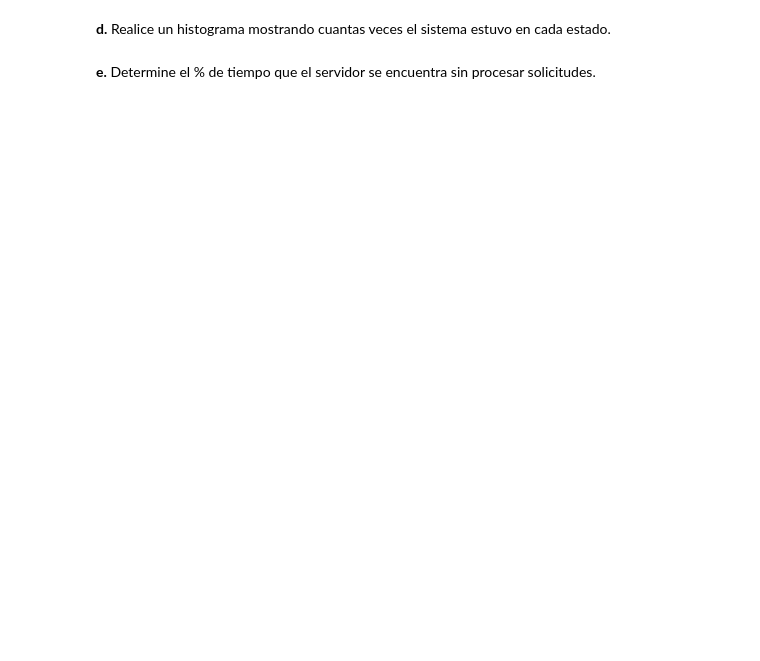
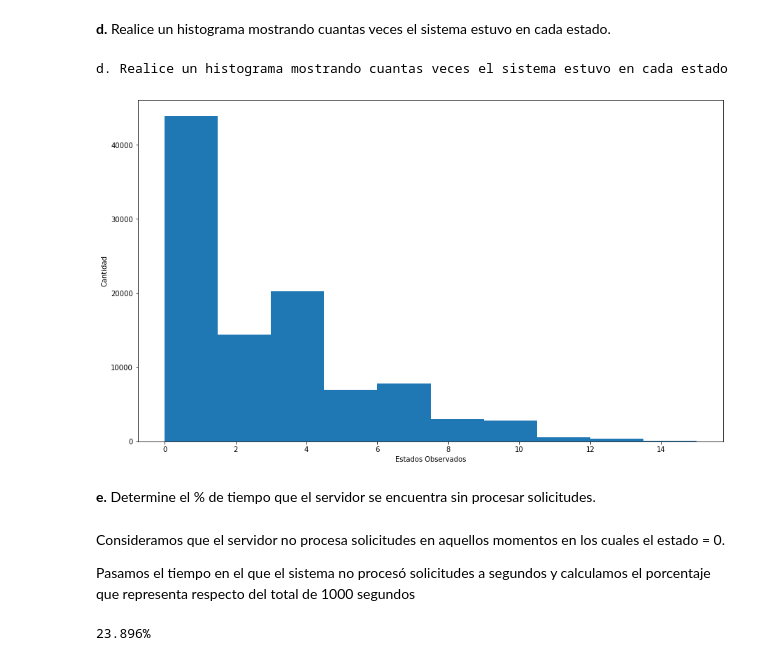
Before and after one commit to AldoRastrelli/Simulacion-FIUBA, a Jupyter notebook: TP2.ipynb, the cells around one changed output. Cells and saved outputs as stored; diff of their text form; code cells hidden in the pictures; blank space fills up the shorter version.

```diff
--- a/TP2.ipynb
+++ b/TP2.ipynb
@@ -124,4 +217,22 @@ __c.__ Realice un gráfico mostrando la cantidad de solicitudes en el servidor e
 # %% [markdown]
 __d.__ Realice un histograma mostrando cuantas veces el sistema estuvo en cada estado.
+# %%
+print("d. Realice un histograma mostrando cuantas veces el sistema estuvo en cada estado")
+plt.figure(figsize=(15,9))
+plt.hist(cant_solicitudes_x_fraccion)
+plt.xlabel('Estados Observados')
+plt.ylabel('Cantidad')
+plt.show()
+# %% [output]
+d. Realice un histograma mostrando cuantas veces el sistema estuvo en cada estado
+[figure, added]
 # %% [markdown]
 __e.__ Determine el % de tiempo que el servidor se encuentra sin procesar solicitudes.
+# %% [markdown]
+Consideramos que el servidor no procesa solicitudes en aquellos momentos en los cuales el estado = 0.
+
+Pasamos el tiempo en el que el sistema no procesó solicitudes a segundos y calculamos el porcentaje que representa respecto del total de 1000 segundos
+# %%
+print(str(((tiempo_sin_solicitudes / 1000) * 100) / 1000) + "%")
+# %% [output]
+23.896%
```
Also changed, not shown: parts of 13 cells of this notebook.
